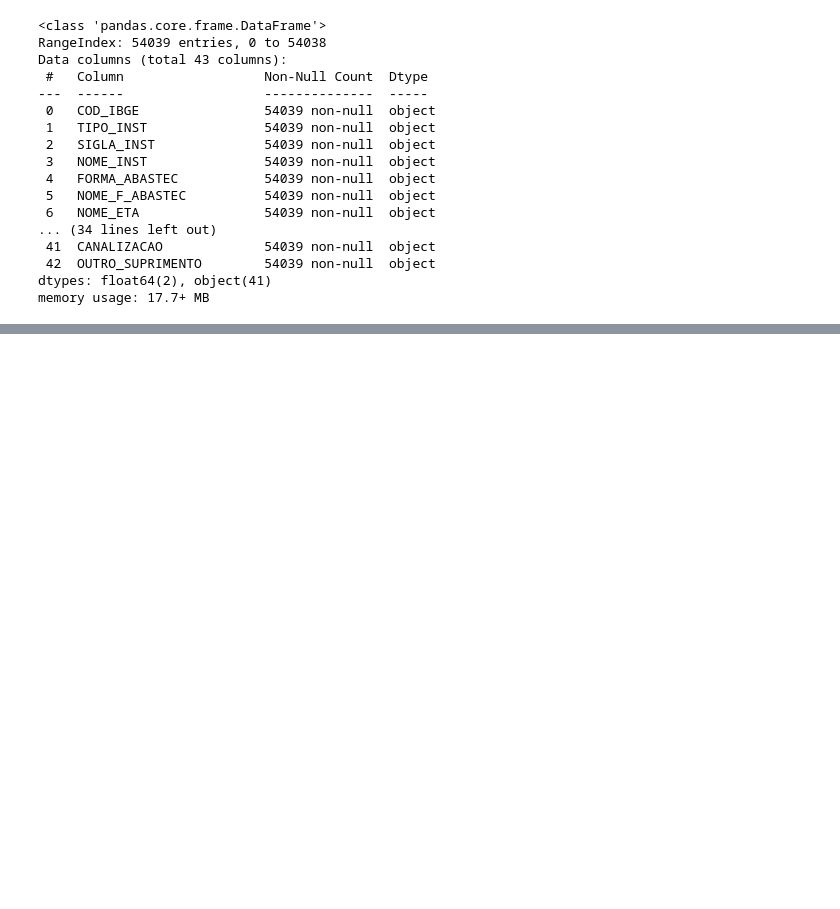
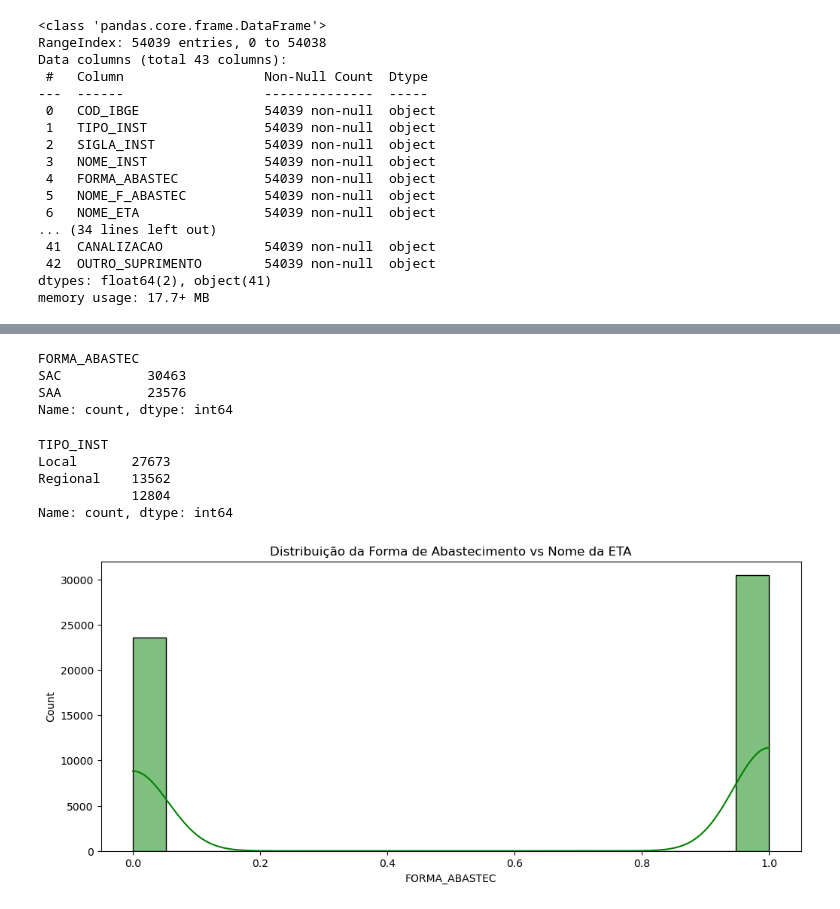
Before and after one commit to gabubits/TPTecDS, a Jupyter notebook: TPCheck2.ipynb, the cells around one changed output, grey strips where cells are left out. Saved outputs shown, nothing was run; the diff lists cells and outputs as text; code cells hidden in the pictures; blank space fills up the shorter version.

```diff
--- a/TPCheck2.ipynb
+++ b/TPCheck2.ipynb
@@ -87,0 +238,26 @@ memory usage: 17.7+ MB
+# %%
+contagem = tratamento['FORMA_ABASTEC'].value_counts()
+print(contagem)
+# %% [output]
+FORMA_ABASTEC
+SAC           30463
+SAA           23576
+Name: count, dtype: int64
+# %%
+contagem = tratamento['TIPO_INST'].value_counts()
+print(contagem)
+# %% [output]
+TIPO_INST
+Local       27673
+Regional    13562
+            12804
+Name: count, dtype: int64
+# %%
+# Relação: FORMA_ABASTEC x NOME_ETA
+figsize = (12, 5)
+plt.figure(figsize=figsize)
+plt.title("Distribuição da Forma de Abastecimento vs Nome da ETA")
+sns.histplot(tratamento_num['FORMA_ABASTEC'], kde=True, color='g')
+plt.show()
+# %% [output]
+[figure, added]
```
Also changed, not shown: parts of 32 cells of this notebook, 2 other files.
